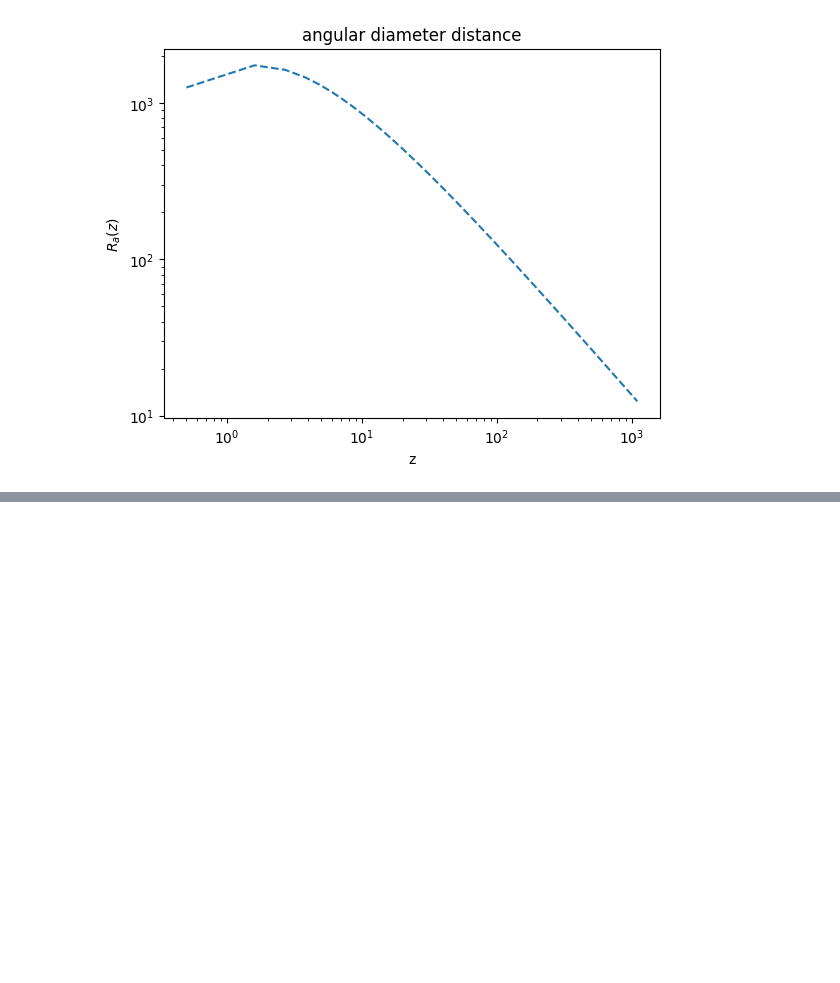
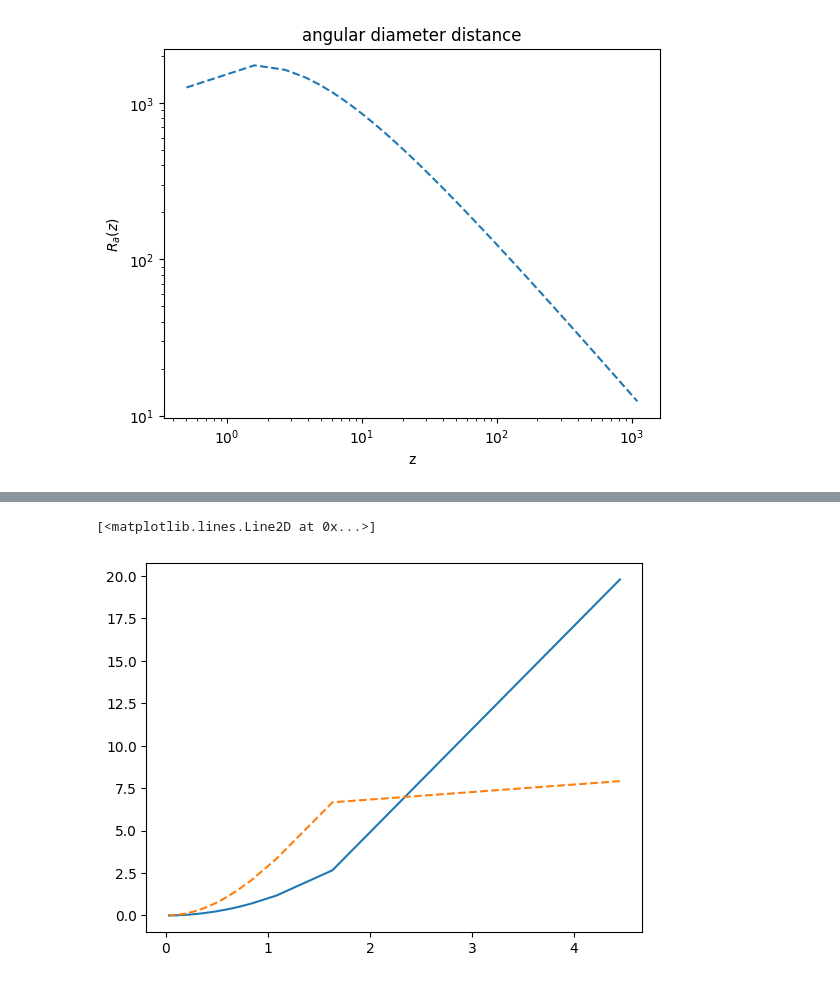
Before and after one commit to EdoardoMaragliano/CosmoIntro, a Jupyter notebook: Cosmo5_Inflation/Cosmo5Ex1.ipynb, the cells around one changed output, grey strips where cells are left out. Cells and saved outputs as stored; diff of their text form; code cells hidden in the pictures; blank space fills up the shorter version.

```diff
--- a/Cosmo5_Inflation/Cosmo5Ex1.ipynb
+++ b/Cosmo5_Inflation/Cosmo5Ex1.ipynb
@@ -117,2 +155,8 @@ n_tiles=totA/area
+# %%
+plt.plot(angle_matter_domination, tile_area, label='approx tile_area')
+plt.plot(angle_matter_domination, ex_area, linestyle='--', label='exact tile_area')
+# %% [output]
+[<matplotlib.lines.Line2D at 0x...>]
+[figure, added]
 # %%
 plt.plot(redshift, n_tiles)
```
Also changed, not shown: parts of 19 cells of this notebook, 2 other files.
